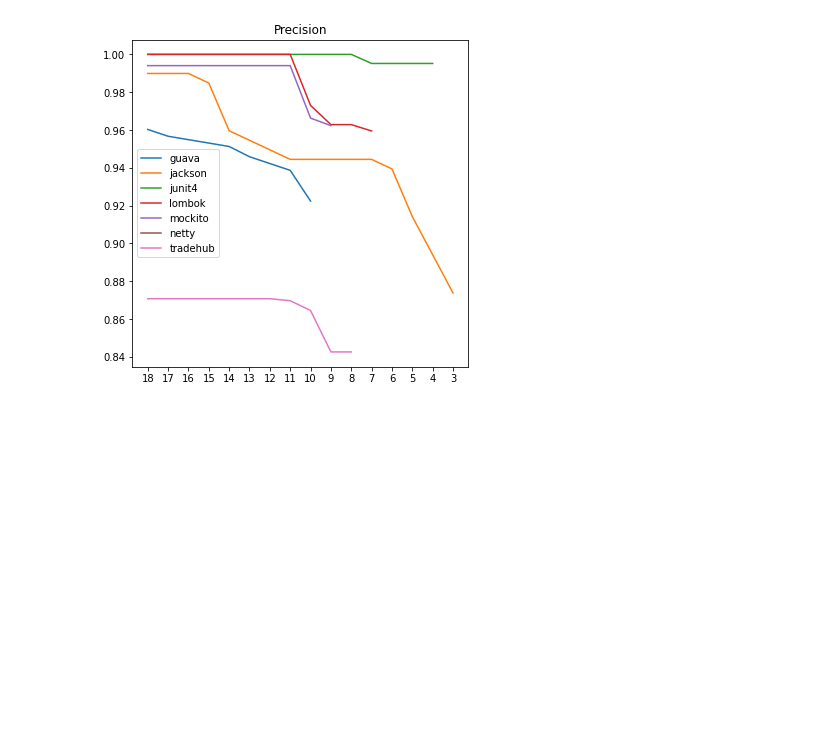
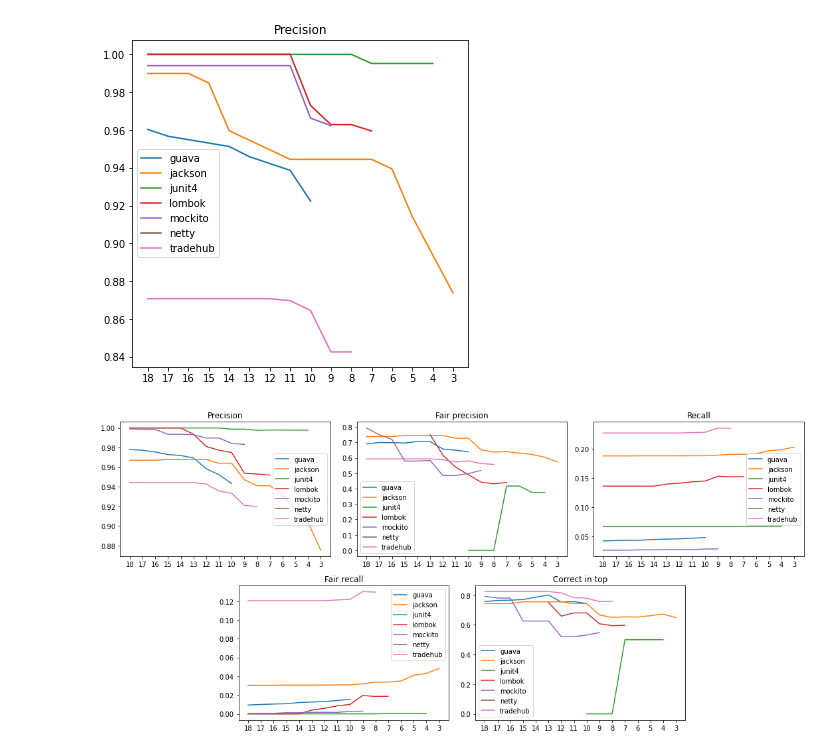
Before and after one commit to mrmegapolys/GitRules, a Jupyter notebook: notebooks/evaluation.ipynb, the cells around one changed output. Saved outputs shown, nothing was run; the diff lists cells and outputs as text; code cells hidden in the pictures; blank space fills up the shorter version.

```diff
--- a/notebooks/evaluation.ipynb
+++ b/notebooks/evaluation.ipynb
@@ -12,8 +12,8 @@ projects = [
     'tradehub'
 ]
 # %%
-def readProjectData(projectName):
-    with open(f"../results/gen1_simple/{projectName}.json") as f:
+def readProjectData(projectName, generation):
+    with open(f"../results/{generation}/{projectName}.json") as f:
         data = json.load(f)
         data.pop("commitsSize")
         return data
@@ -30,7 +30,7 @@ def getPropertyPlotData(projectData, evaluation, propertyName):
 
     return x, y
 # %%
-def plotNavigation():
+def plotNavigation(generation):
     evaluation = "navigation"
     figure = plt.figure(figsize=(15, 7))
 
@@ -47,7 +47,7 @@ def plotNavigation():
     axCorrectInTop.set_title("Correct in top")
 
     for project in projects:
-        data = readProjectData(project)
+        data = readProjectData(project, generation)
 
         axPrecision.plot(*getPropertyPlotData(data, evaluation, "precision"), label=project)
         axFairPrecision.plot(*getPropertyPlotData(data, evaluation, "fairPrecision"), label=project)
@@ -64,7 +64,7 @@ def plotNavigation():
     figure.tight_layout()
 
 
-def plotPrevention():
+def plotPrevention(generation):
     evaluation = "prevention"
     figure = plt.figure(figsize=(15, 10))
 
@@ -77,7 +77,7 @@ def plotPrevention():
     axRecall.set_title("Recall")
 
     for project in projects:
-        data = readProjectData(project)
+        data = readProjectData(project, generation)
 
         axPrecision.plot(*getPropertyPlotData(data, evaluation, "precision"), label=project)
         axFairPrecision.plot(*getPropertyPlotData(data, evaluation, "fairPrecision"), label=project)
@@ -90,7 +90,7 @@ def plotPrevention():
     figure.tight_layout()
 
 
-def plotFalseAlarm():
+def plotFalseAlarm(generation):
     evaluation = "falseAlarm"
     figure = plt.figure(figsize=(15, 10))
 
@@ -98,7 +98,7 @@ def plotFalseAlarm():
     axPrecision.set_title("Precision")
 
     for project in projects:
-        data = readProjectData(project)
+        data = readProjectData(project, generation)
         axPrecision.plot(*getPropertyPlotData(data, evaluation, "precision"), label=project)
 
     axPrecision.legend()
@@ -117,2 +117,6 @@ plotFalseAlarm()
 # %% [output]
 [figure]
+# %%
+plotNavigation('gen2_50_95')
+# %% [output]
+[figure, added]
```
Also changed, not shown: parts of 5 cells of this notebook, 7 other files.
